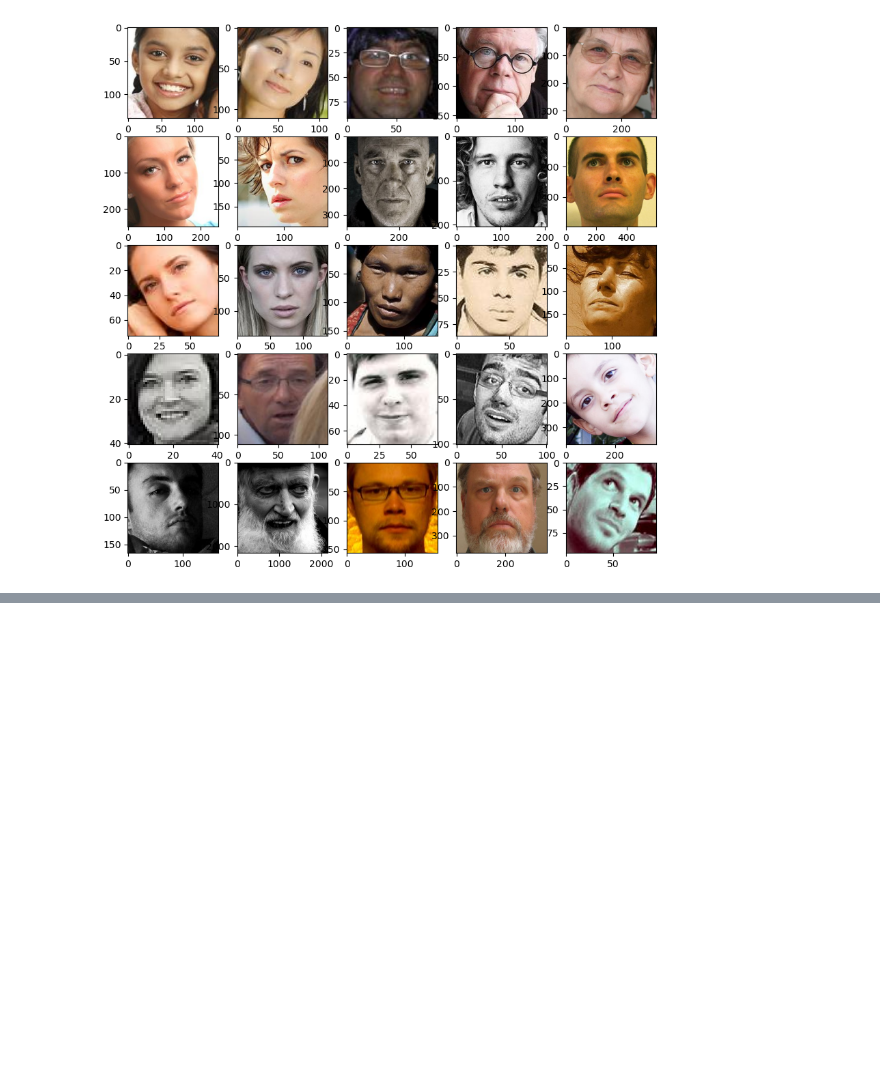
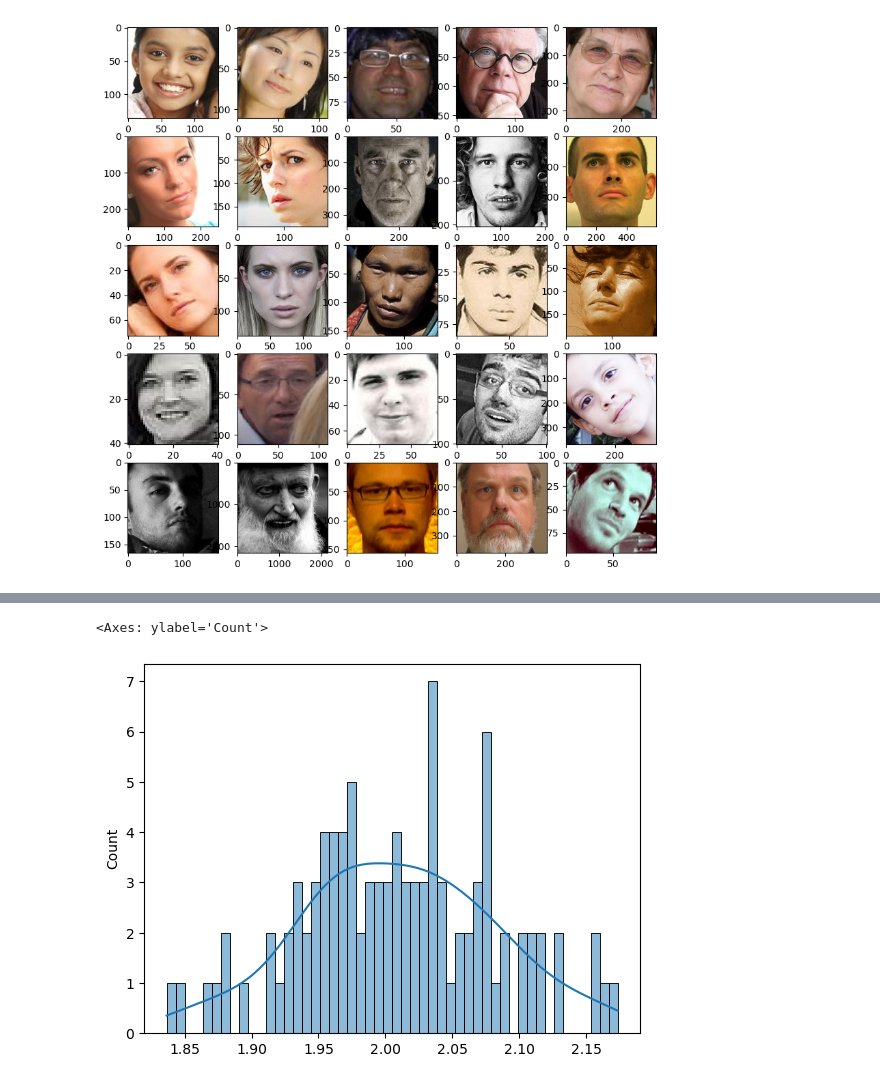
Before and after one commit to Usatoff/datasets_similarity, a Jupyter notebook: base.ipynb, the cells around one changed output, grey strips where cells are left out. Drawn from its saved outputs; the diff is of its cells as text; code cells hidden in the pictures; blank space fills up the shorter version.

```diff
--- a/base.ipynb
+++ b/base.ipynb
@@ -264,0 +314,7 @@ plot_images(test_dataset, 25)
+# %%
+similarities_mse_test_list_2 = get_similarities_mse(my_dataset_2, test_dataset)
+# %%
+sns.histplot(similarities_mse_test_list_2, bins=50, kde=True)
+# %% [output]
+<Axes: ylabel='Count'>
+[figure, added]
```
Also changed, not shown: parts of 10 cells of this notebook.
